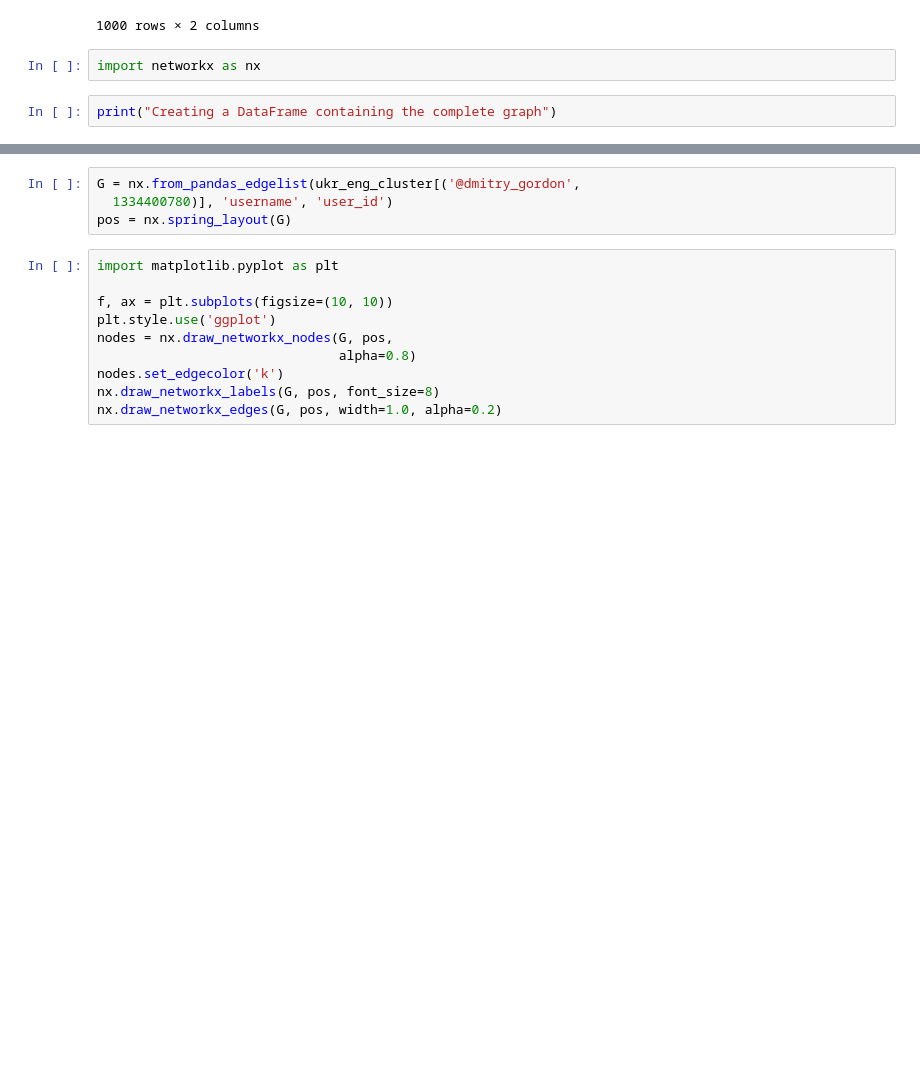
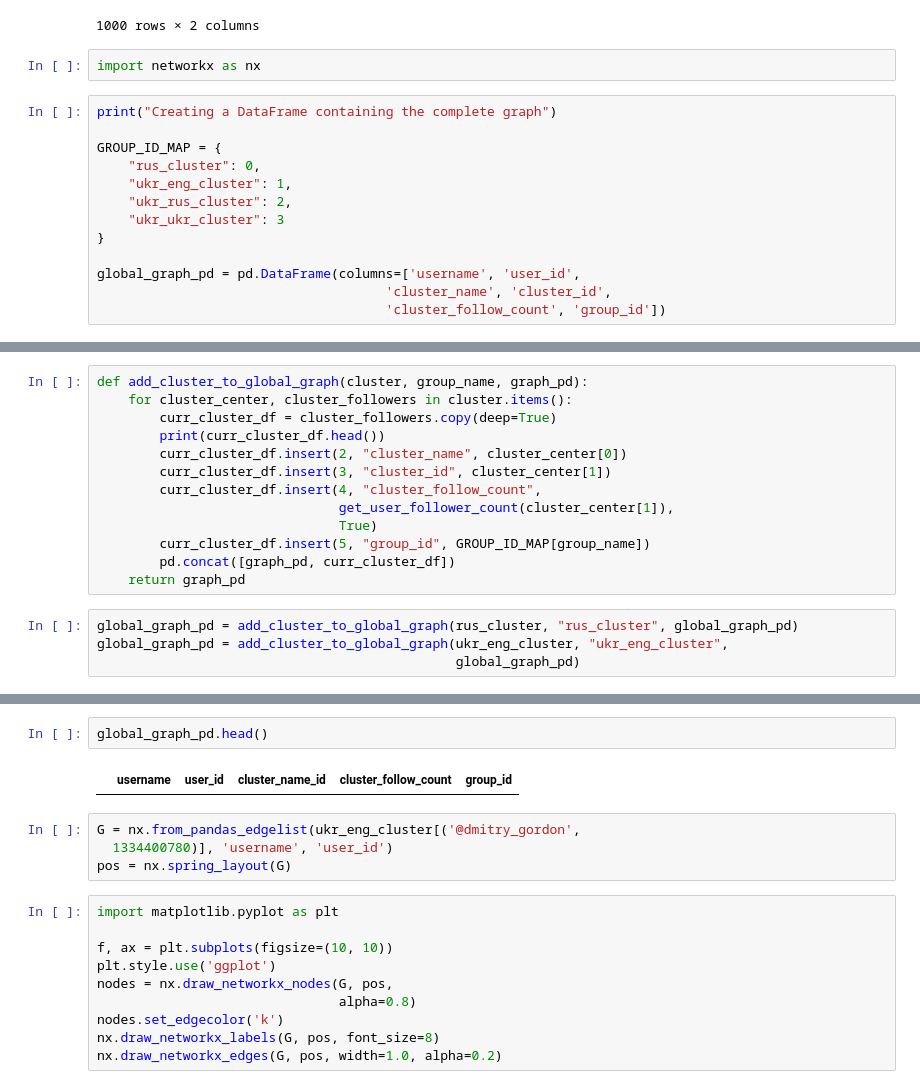
Before and after one commit to Denisfench/confirmation-bias-vis, a Jupyter notebook: confirmation_bias_vis.ipynb, the cells around one changed output, grey strips where cells are left out. Saved outputs shown, nothing was run; the diff lists cells and outputs as text; blank space fills up the shorter version.

Commit message:
adding global graph code

```diff
--- a/confirmation_bias_vis.ipynb
+++ b/confirmation_bias_vis.ipynb
@@ -247,3 +247,14 @@ ukr_eng_cluster[('@dmitry_gordon',
 import networkx as nx
 # %%
 print("Creating a DataFrame containing the complete graph")
+
+GROUP_ID_MAP = {
+    "rus_cluster": 0,
+    "ukr_eng_cluster": 1,
+    "ukr_rus_cluster": 2,
+    "ukr_ukr_cluster": 3
+}
+
+global_graph_pd = pd.DataFrame(columns=['username', 'user_id',
+                                     'cluster_name', 'cluster_id',
+                                     'cluster_follow_count', 'group_id'])
@@ -249,0 +263,17 @@ print("Creating a DataFrame containing the complete graph")
+# %%
+def add_cluster_to_global_graph(cluster, group_name, graph_pd):
+    for cluster_center, cluster_followers in cluster.items():
+        curr_cluster_df = cluster_followers.copy(deep=True)
+        print(curr_cluster_df.head())
+        curr_cluster_df.insert(2, "cluster_name", cluster_center[0])
+        curr_cluster_df.insert(3, "cluster_id", cluster_center[1])
+        curr_cluster_df.insert(4, "cluster_follow_count",
+                               get_user_follower_count(cluster_center[1]),
+                               True)
+        curr_cluster_df.insert(5, "group_id", GROUP_ID_MAP[group_name])
+        pd.concat([graph_pd, curr_cluster_df])
+    return graph_pd
+# %%
+global_graph_pd = add_cluster_to_global_graph(rus_cluster, "rus_cluster", global_graph_pd)
+global_graph_pd = add_cluster_to_global_graph(ukr_eng_cluster, "ukr_eng_cluster",
+                                              global_graph_pd)
@@ -250,3 +298,7 @@ print("Creating a DataFrame containing the complete graph")
+# %%
+global_graph_pd.head()
+# %% [output]
+|  | username | user_id | cluster_name_id | cluster_follow_count | group_id |
 # %%
 G = nx.from_pandas_edgelist(ukr_eng_cluster[('@dmitry_gordon',
   1334400780)], 'username', 'user_id')
```
Also changed, not shown: parts of 2 cells of this notebook.
